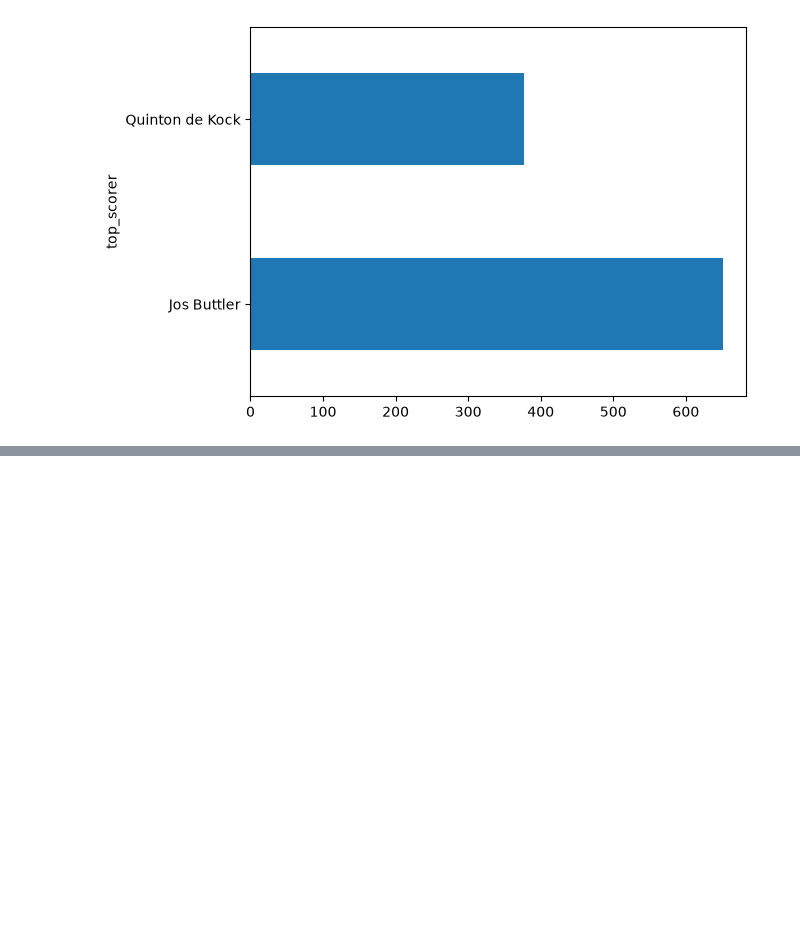
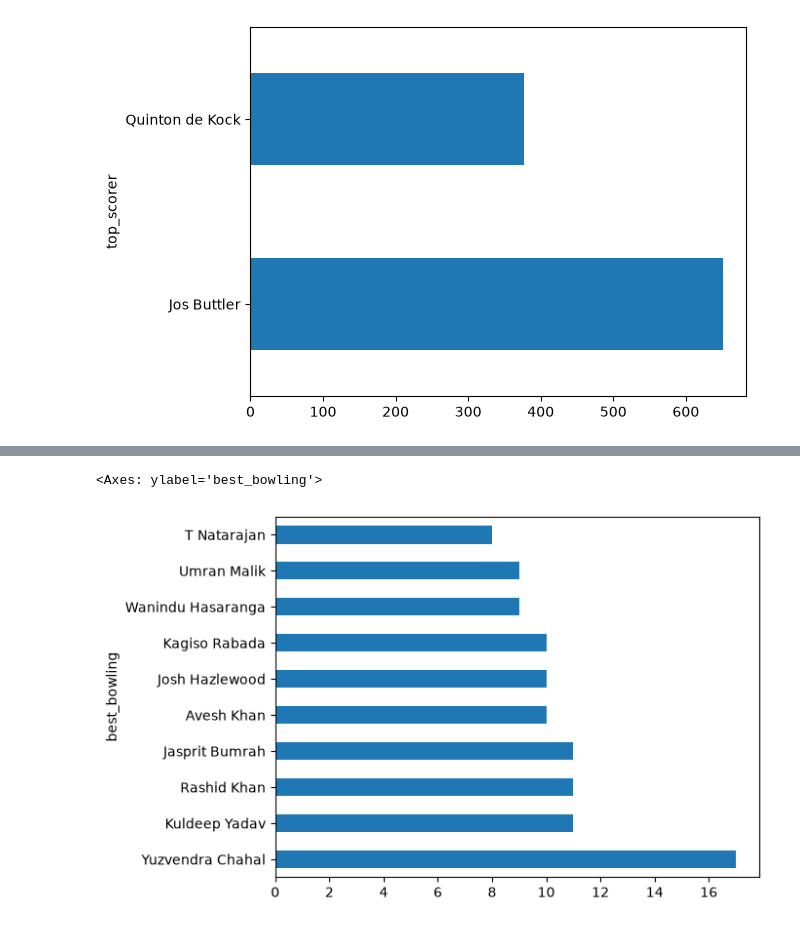
Before and after one commit to AarushiSavla/data-visualization, a Jupyter notebook: ipl_capstone_project.ipynb, the cells around one changed output, grey strips where cells are left out. Saved outputs shown, nothing was run; the diff lists cells and outputs as text; code cells hidden in the pictures; blank space fills up the shorter version.

```diff
--- a/ipl_capstone_project.ipynb
+++ b/ipl_capstone_project.ipynb
@@ -205,0 +217,5 @@ high.plot(kind='barh')
+# %%
+# extract only the wickets from the best_bowling_figure
+df['highest_wicket']=df['best_bowling_figure'].apply(lambda x: x.split('--')[0])
+df['highest_wicket']=df['highest_wicket'].astype(int)
+df.head()
@@ -205,0 +230,3 @@ high.plot(kind='barh')
+# %%
+best_bowling_fig = df.groupby('best_bowling')['highest_wicket'].sum().sort_values(ascending=False).head(10)
+best_bowling_fig
@@ -205,0 +246,5 @@ high.plot(kind='barh')
+# %%
+best_bowling_fig.plot(kind='barh')
+# %% [output]
+<Axes: ylabel='best_bowling'>
+[figure, added]
```
Also changed, not shown: parts of 4 cells of this notebook.
